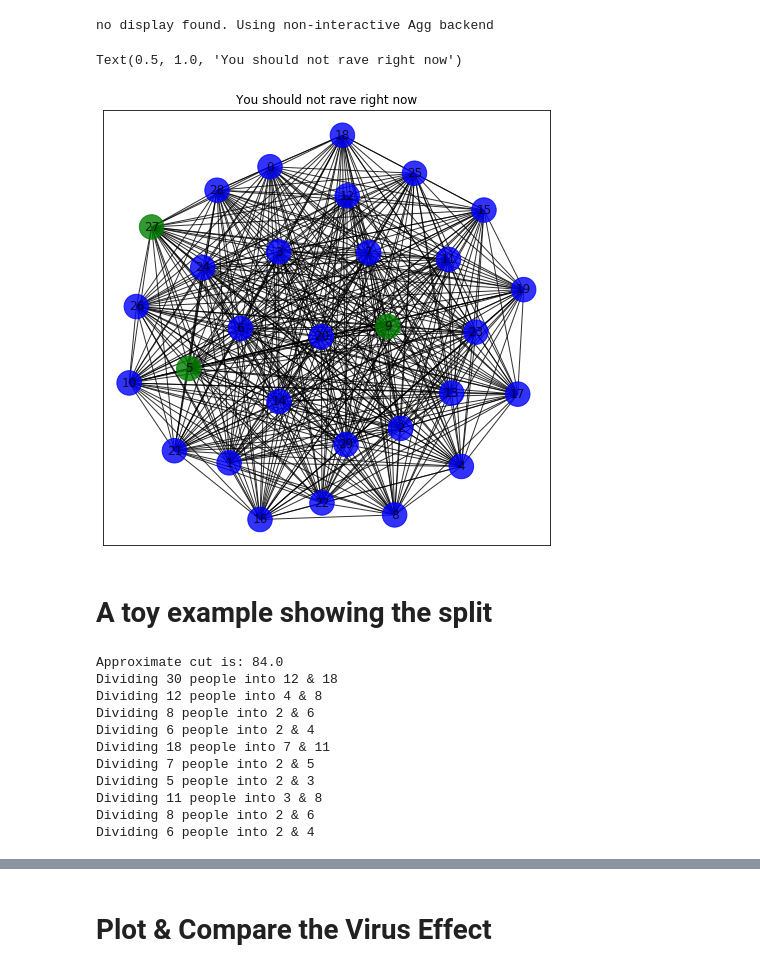
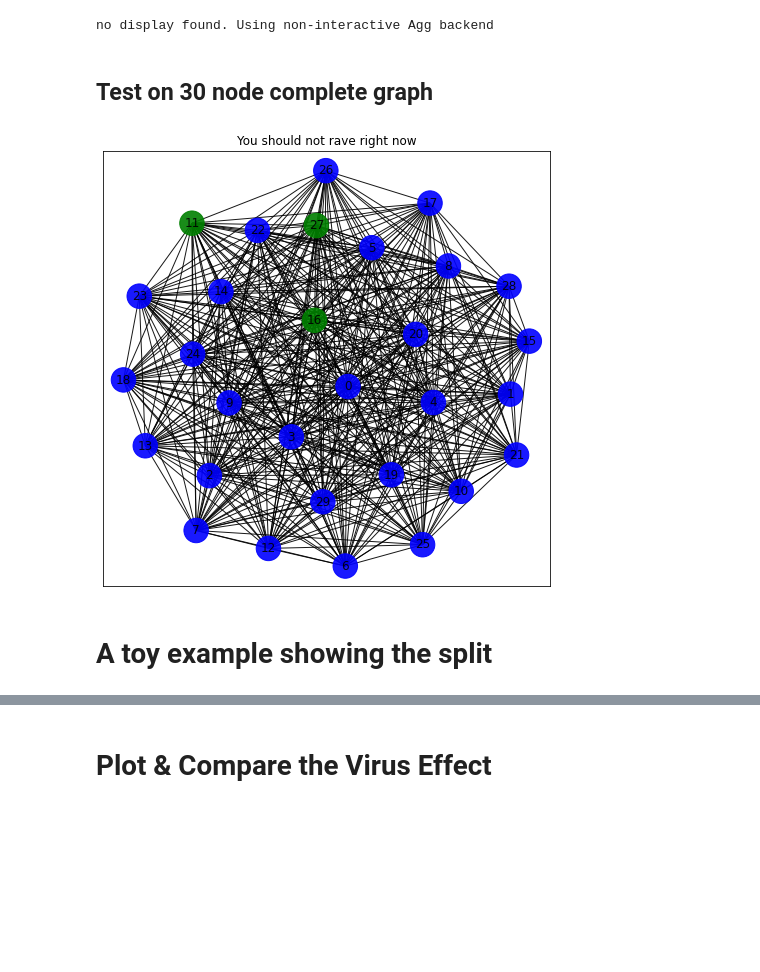
Before and after one commit to lytzV/QAOA, a Jupyter notebook: ProjectCorona.ipynb, the cells around one changed output, grey strips where cells are left out. Saved outputs shown, nothing was run; the diff lists cells and outputs as text; code cells hidden in the pictures; blank space fills up the shorter version.

```diff
--- a/ProjectCorona.ipynb
+++ b/ProjectCorona.ipynb
@@ -124,35 +174,18 @@ def sim_virus_group(groups, original_model, r_infect=0.001, r_recover=0.01, orig
+# %% [markdown]
+## Test on 30 node complete graph
 # %%
 n = 30
-init_infect = 0.1
-
+G_init_infect = 0.1
 G = nx.generators.classic.complete_graph(n)
 pos = nx.spring_layout(G)
 fig = plt.figure(figsize=(8,8))
 default_axes = fig.add_subplot(frameon=True)
-
-infected = np.random.choice(range(n),int(n*init_infect),replace=False)
+infected = np.random.choice(range(n), int(n*init_infect), replace=False)
 colors = ['g' if i in infected else 'b' for i in G.nodes]
-nx.draw_networkx(G, node_size=600, alpha=.8, ax=default_axes, pos=pos, node_color=colors)
+nx.draw_networkx(G, node_size=600, alpha=.9, node_color=colors)
 default_axes.set_title("You should not rave right now")
+plt.show()
 # %% [output]
-Text(0.5, 1.0, 'You should not rave right now')
-[figure, old version]
+[figure, new version]
 # %% [markdown]
 # A toy example showing the split
-# %%
-Q = maxcut_hamiltonian_eigenvalue(G)
-sol = solve(Q)
-print("Approximate cut is:",-sol.energy)
-groups = binary_split(G, sol, infected_nodes = infected, limit = 4)
-# %% [output]
-Approximate cut is: 84.0
-Dividing 30 people into 12 & 18
-Dividing 12 people into 4 & 8
-Dividing 8 people into 2 & 6
-Dividing 6 people into 2 & 4
-Dividing 18 people into 7 & 11
-Dividing 7 people into 2 & 5
-Dividing 5 people into 2 & 3
-Dividing 11 people into 3 & 8
-Dividing 8 people into 2 & 6
-Dividing 6 people into 2 & 4
```
Also changed, not shown: parts of 25 cells of this notebook.
